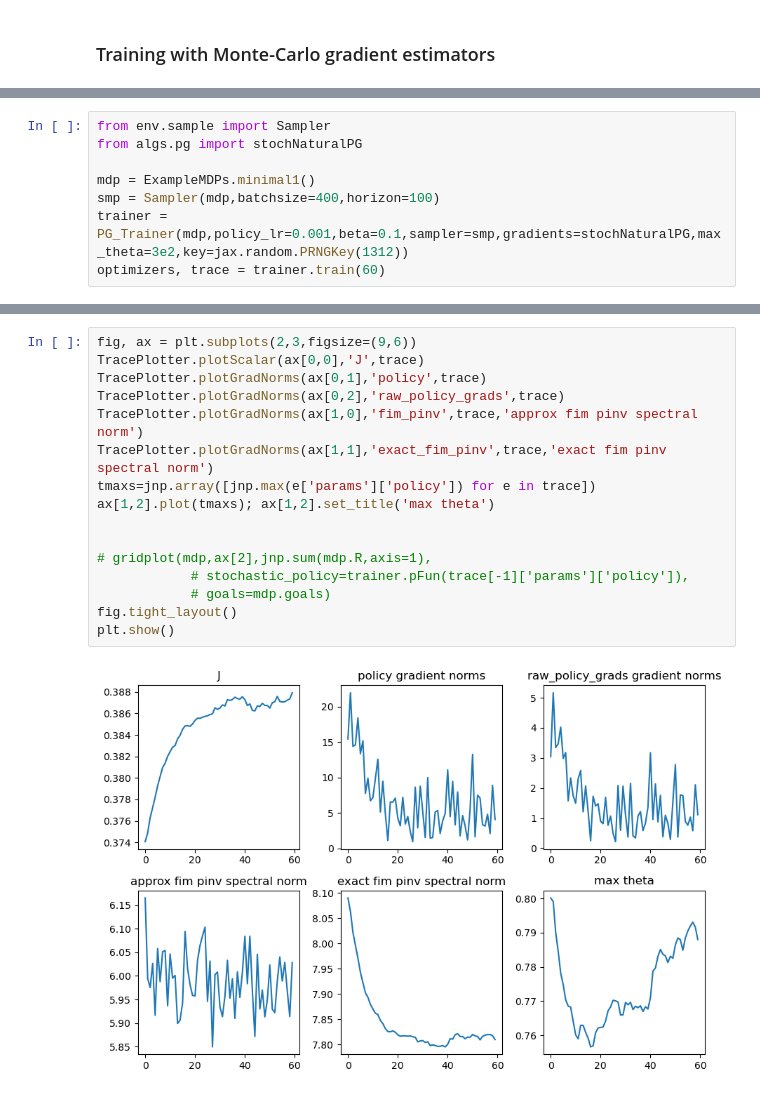
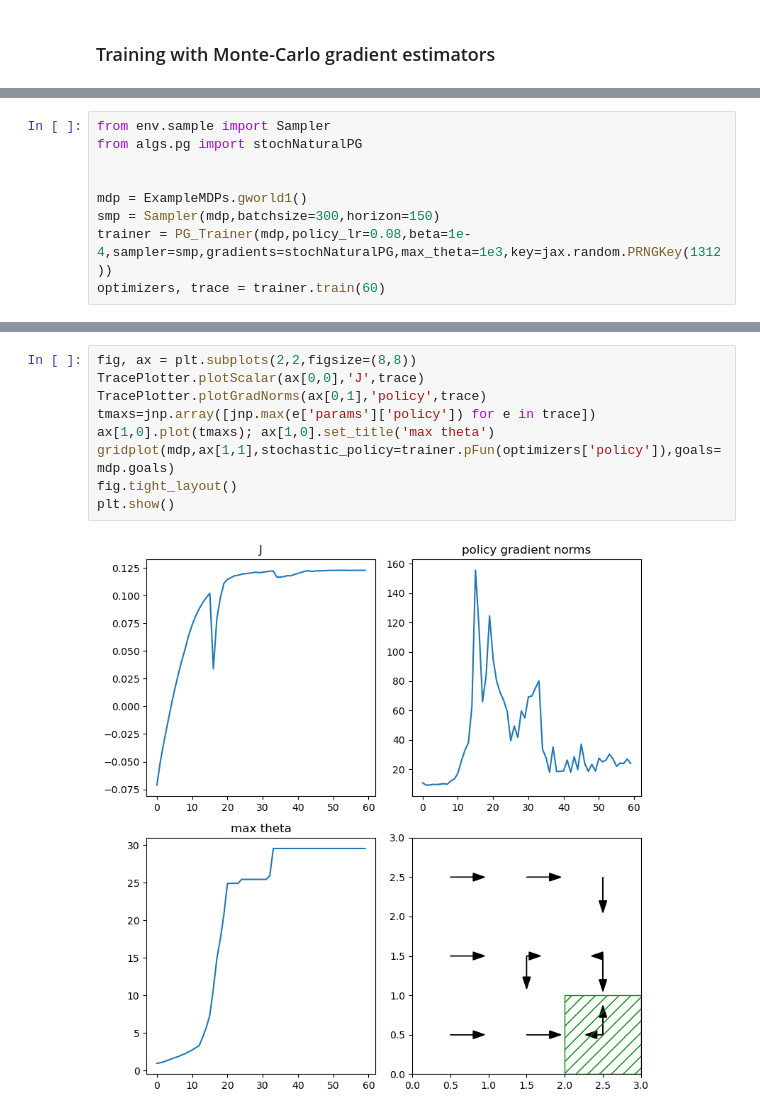
Before and after one commit to RenardDesNeiges/CIRL_Experiments, a Jupyter notebook: notebooks/pg_example.ipynb, the cells around one changed output, grey strips where cells are left out. Cells and saved outputs as stored; diff of their text form.

```diff
--- a/notebooks/pg_example.ipynb
+++ b/notebooks/pg_example.ipynb
@@ -48,7 +32,8 @@ fig.tight_layout()
 from env.sample import Sampler
 from algs.pg import stochNaturalPG
 
-mdp = ExampleMDPs.minimal1()
-smp = Sampler(mdp,batchsize=400,horizon=100)
-trainer = PG_Trainer(mdp,policy_lr=0.001,beta=0.1,sampler=smp,gradients=stochNaturalPG,max_theta=3e2,key=jax.random.PRNGKey(1312))
+
+mdp = ExampleMDPs.gworld1()
+smp = Sampler(mdp,batchsize=300,horizon=150)
+trainer = PG_Trainer(mdp,policy_lr=0.08,beta=1e-4,sampler=smp,gradients=stochNaturalPG,max_theta=1e3,key=jax.random.PRNGKey(1312))
 optimizers, trace = trainer.train(60)
@@ -65,18 +40,11 @@ fig.tight_layout()
 # %%
-fig, ax = plt.subplots(2,3,figsize=(9,6))
+fig, ax = plt.subplots(2,2,figsize=(8,8))
 TracePlotter.plotScalar(ax[0,0],'J',trace)
 TracePlotter.plotGradNorms(ax[0,1],'policy',trace)
-TracePlotter.plotGradNorms(ax[0,2],'raw_policy_grads',trace)
-TracePlotter.plotGradNorms(ax[1,0],'fim_pinv',trace,'approx fim pinv spectral norm')
-TracePlotter.plotGradNorms(ax[1,1],'exact_fim_pinv',trace,'exact fim pinv spectral norm')
 tmaxs=jnp.array([jnp.max(e['params']['policy']) for e in trace])
-ax[1,2].plot(tmaxs); ax[1,2].set_title('max theta')
-
-
-# gridplot(mdp,ax[2],jnp.sum(mdp.R,axis=1),
-            # stochastic_policy=trainer.pFun(trace[-1]['params']['policy']),
-            # goals=mdp.goals)
+ax[1,0].plot(tmaxs); ax[1,0].set_title('max theta')
+gridplot(mdp,ax[1,1],stochastic_policy=trainer.pFun(optimizers['policy']),goals=mdp.goals)
 fig.tight_layout()
 plt.show()
 # %% [output]
-[figure, old version]
+[figure, new version]
```
Also changed, not shown: parts of 4 cells of this notebook, 10 other files.
